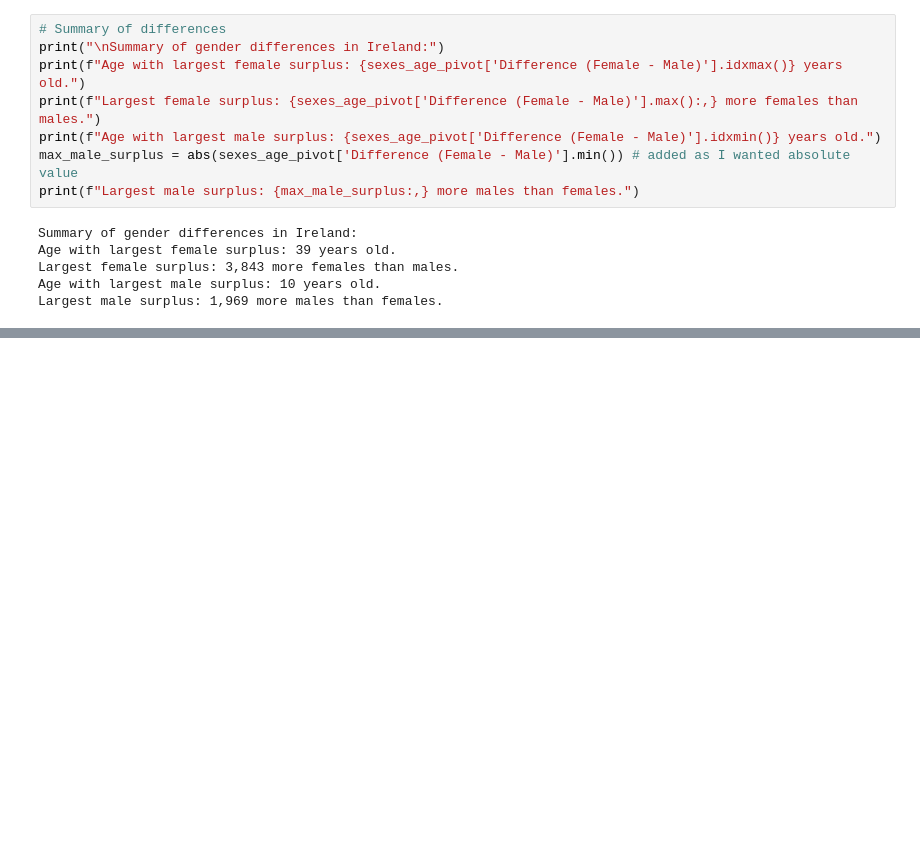
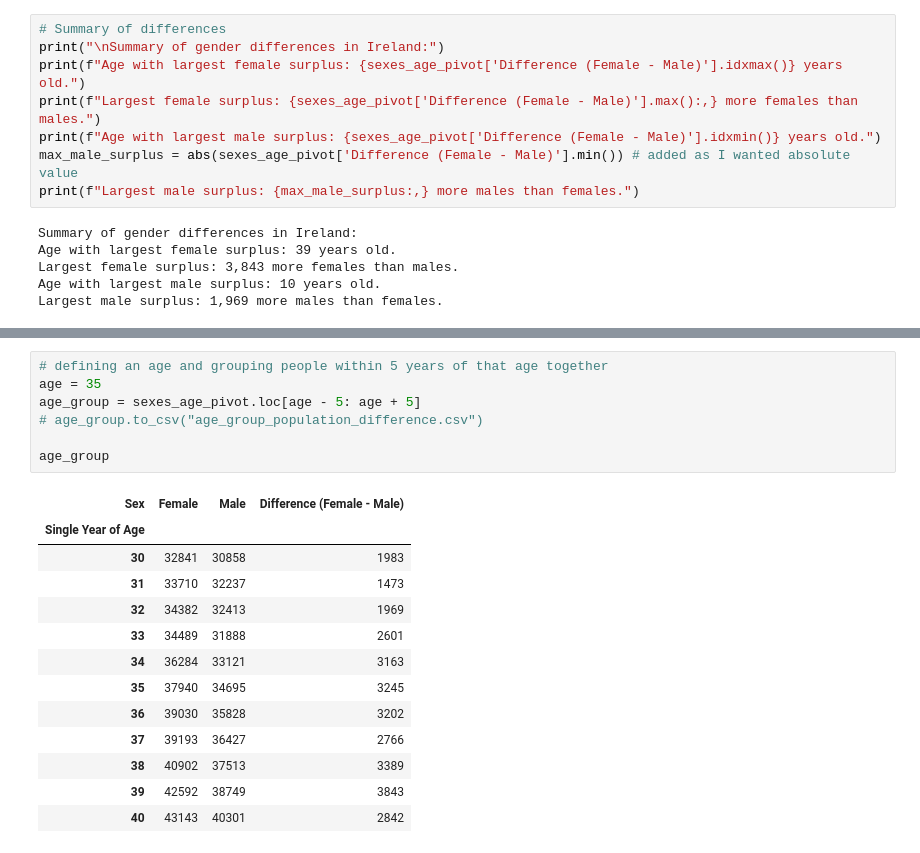
Before and after one commit to skerr17/programming-for-data-analytics, a Jupyter notebook: assignments/assignment05-population.ipynb, the cells around one changed output, grey strips where cells are left out. Drawn from its saved outputs; the diff is of its cells as text; blank space fills up the shorter version.

```diff
--- a/assignments/assignment05-population.ipynb
+++ b/assignments/assignment05-population.ipynb
@@ -307,0 +323,21 @@ Largest male surplus: 1,969 more males than females.
+# %%
+# defining an age and grouping people within 5 years of that age together
+age = 35
+age_group = sexes_age_pivot.loc[age - 5: age + 5]
+# age_group.to_csv("age_group_population_difference.csv")
+
+age_group
+# %% [output]
+| Sex | Female | Male | Difference (Female - Male) |
+| Single Year of Age |  |  |  |
+| 30 | 32841 | 30858 | 1983 |
+| 31 | 33710 | 32237 | 1473 |
+| 32 | 34382 | 32413 | 1969 |
+| 33 | 34489 | 31888 | 2601 |
+| 34 | 36284 | 33121 | 3163 |
+| 35 | 37940 | 34695 | 3245 |
+| 36 | 39030 | 35828 | 3202 |
+| 37 | 39193 | 36427 | 2766 |
+| 38 | 40902 | 37513 | 3389 |
+| 39 | 42592 | 38749 | 3843 |
+| 40 | 43143 | 40301 | 2842 |
```
Also changed, not shown: parts of 13 cells of this notebook, 1 other file.
